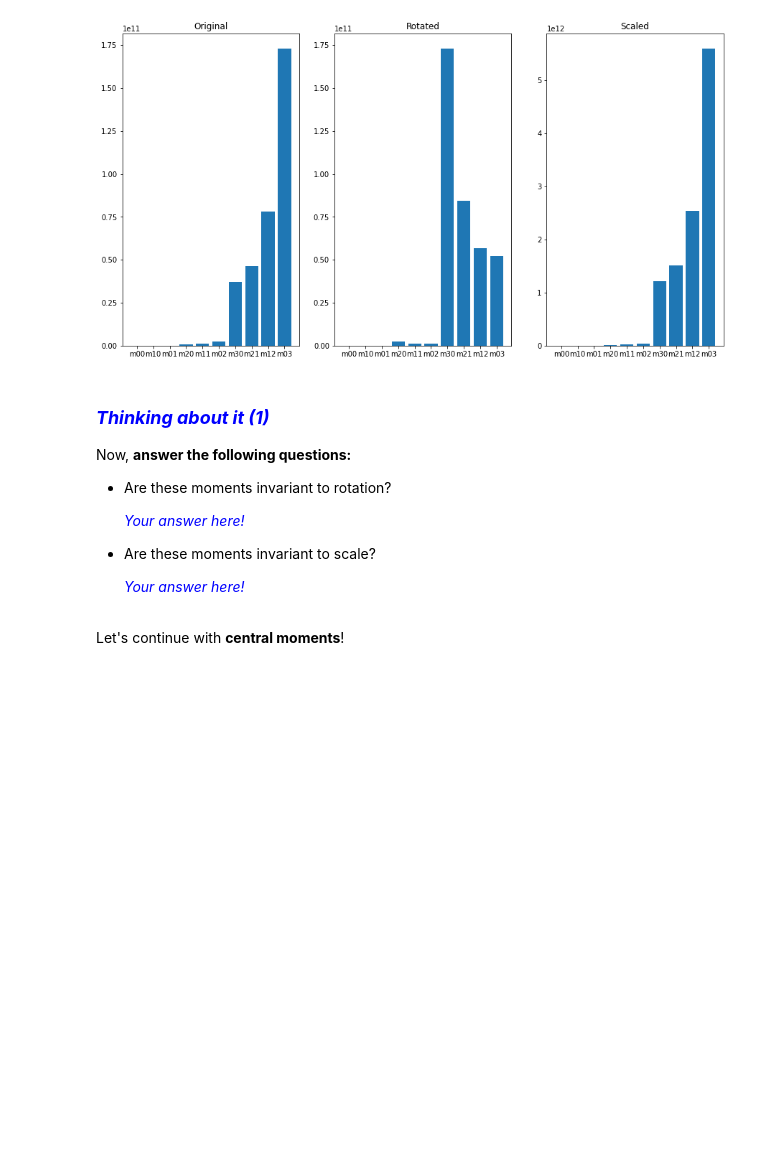
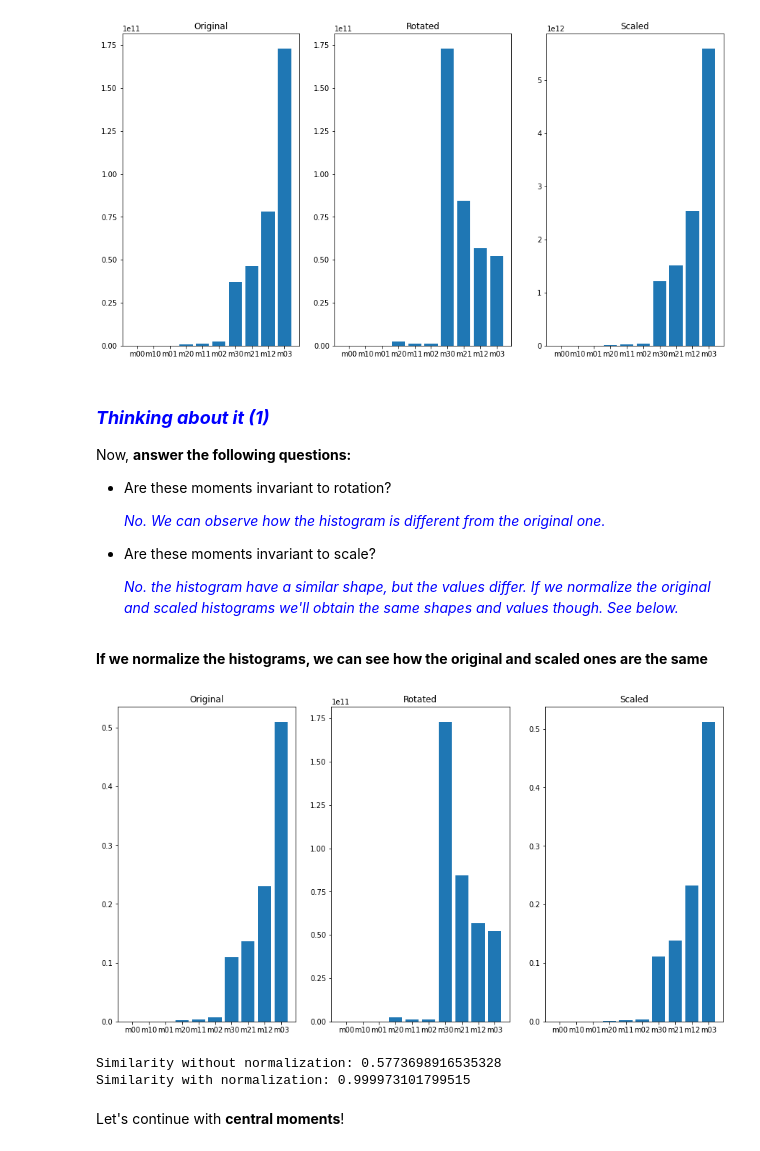
Before and after one commit to rubenjr0/uma_cv_2024, a Jupyter notebook: Chapter 06. Region Description/6.2 Region-content description.ipynb, the cells around one changed output. Saved outputs shown, nothing was run; the diff lists cells and outputs as text; code cells hidden in the pictures; blank space fills up the shorter version.

```diff
--- a/Chapter 06. Region Description/6.2 Region-content description.ipynb
+++ b/Chapter 06. Region Description/6.2 Region-content description.ipynb
@@ -307,11 +320,25 @@ Now, **answer the following questions:**
 
 - Are these moments invariant to rotation?
 
-    <p style="margin: 4px 0px 6px 5px; color:blue"><i>Your answer here!</i></p>
+    <p style="margin: 4px 0px 6px 5px; color:blue"><i>No. We can observe how the histogram is different from the original one.</i></p>
 
 - Are these moments invariant to scale?
 
-    <p style="margin: 4px 0px 0px 5px; color:blue"><i>Your answer here!</i></p>
+    <p style="margin: 4px 0px 0px 5px; color:blue"><i>No. the histogram have a similar shape, but the values differ. If we normalize the original and scaled histograms we'll obtain the same shapes and values though. See below.</i></p>
+# %% [markdown]
+**If we normalize the histograms, we can see how the original and scaled ones are the same**
+# %%
+non_central_moments_normalized = [x / sum(non_central_moments) for x in non_central_moments]
+non_central_scaled_normalized = [x / sum(non_central_scaled) for x in non_central_scaled]
+compare_moments(labels,non_central_moments_normalized,non_central_rotated,non_central_scaled_normalized)
+# %% [output]
+[figure, added]
+# %%
+print('Similarity without normalization:', cosine_similarity(non_central_moments,non_central_rotated))
+print('Similarity with normalization:', cosine_similarity(non_central_moments_normalized,non_central_scaled_normalized))
+# %% [output]
+Similarity without normalization: 0.5773698916535328
+Similarity with normalization: 0.999973101799515
 # %% [markdown]
 Let's continue with **central moments**!
 # %%
```
Also changed, not shown: parts of 18 cells of this notebook, 1 other file.
